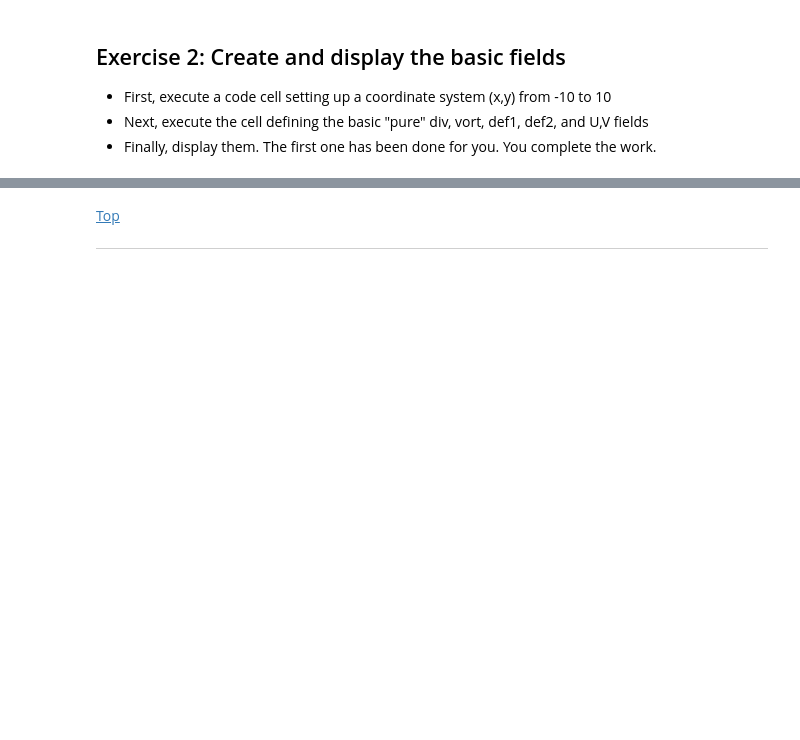
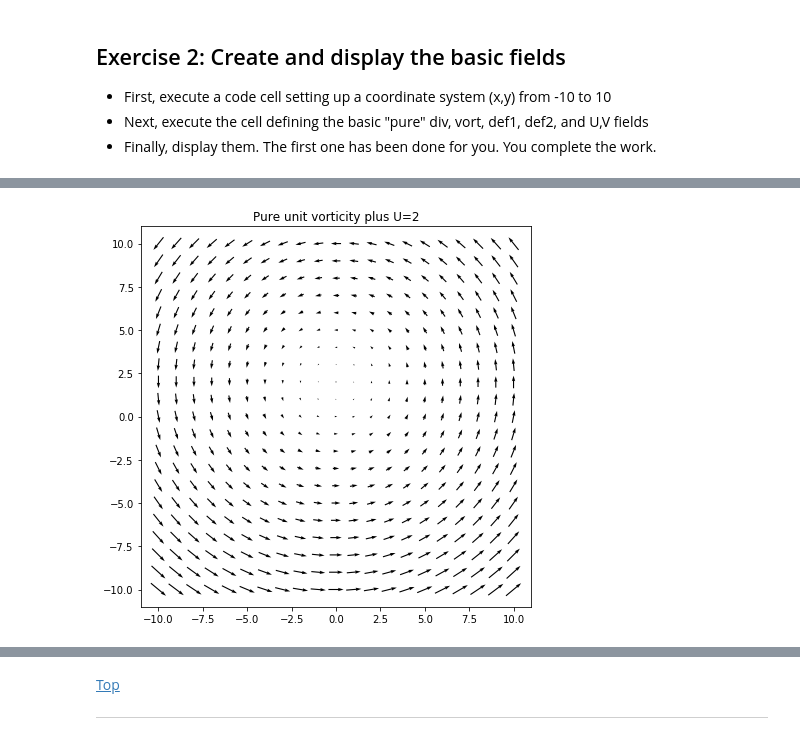
Before and after one commit to quiiztoph/ATM651_IntroAtmDynamics, a Jupyter notebook: Unit1-Terminology_and_Tools/HW/Kinematics_Fayad.ipynb, the cells around one changed output, grey strips where cells are left out. Drawn from its saved outputs; the diff is of its cells as text; code cells hidden in the pictures; blank space fills up the shorter version.

```diff
--- a/Unit1-Terminology_and_Tools/HW/Kinematics_Fayad.ipynb
+++ b/Unit1-Terminology_and_Tools/HW/Kinematics_Fayad.ipynb
@@ -115,0 +126,14 @@ plt.show()
+# %%
+#Vorticity
+
+udisp,vdisp = 2*uU + uvor, 2*vU + vvor
+label = 'Pure unit vorticity plus U=2'
+
+
+# Display the vector field as arrows, CENTERED ON the point they apply to
+fig, ax = plt.subplots(figsize=(7,7))
+plt.quiver(x, y, udisp, vdisp, pivot='mid')
+plt.title(label)
+plt.show()
+# %% [output]
+[figure, added]
```
Also changed, not shown: parts of 18 cells of this notebook.
